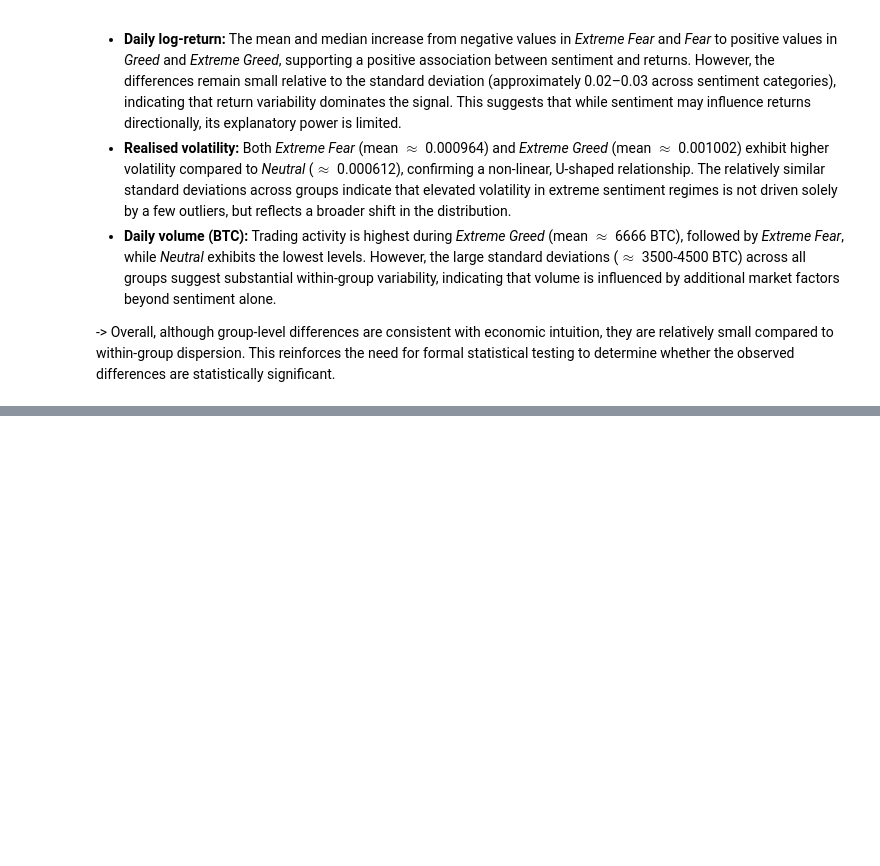
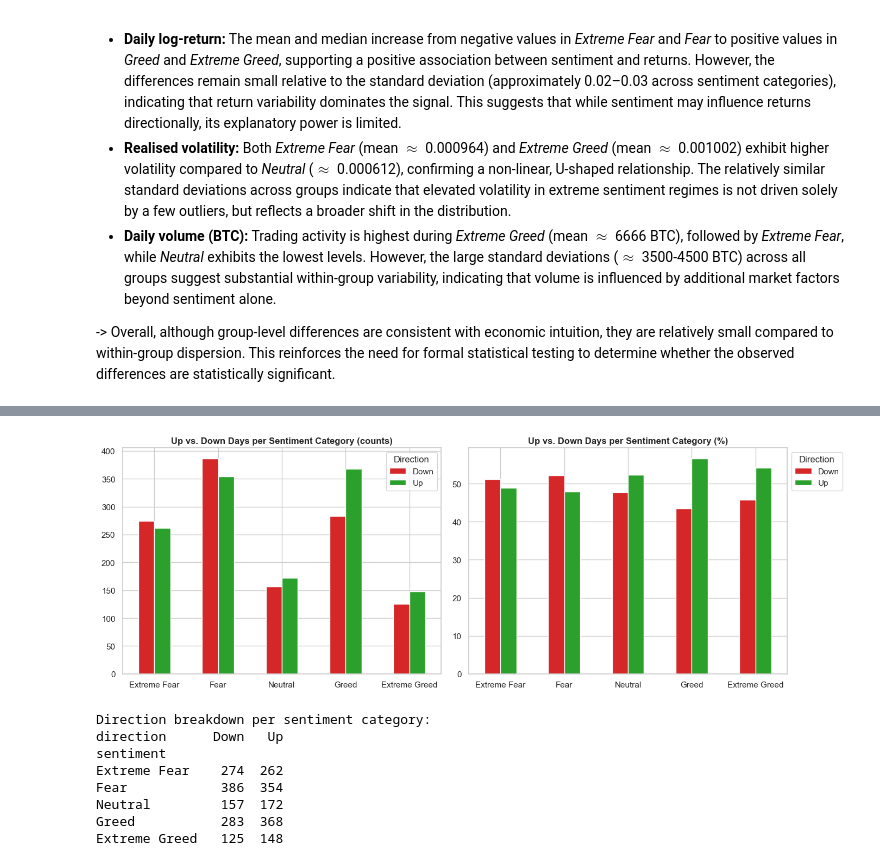
Before and after one commit to lozeva/crypto-sentiment-btc-analysis, a Jupyter notebook: crypto_sentiment_btc_analysis.ipynb, the cells around one changed output, grey strips where cells are left out. Drawn from its saved outputs; the diff is of its cells as text; code cells hidden in the pictures; blank space fills up the shorter version.

Commit message:
Add EDA: price direction breakdown and correlation analysis (Sections 7.5 - 7.6)

```diff
--- a/crypto_sentiment_btc_analysis.ipynb
+++ b/crypto_sentiment_btc_analysis.ipynb
@@ -742,0 +746,39 @@ The descriptive statistics provide quantitative confirmation of the patterns obs
+# %%
+# Contingency table: sentiment vs. price direction (Up / Down)
+direction_table = pd.crosstab(btc_fng_clean['sentiment'], btc_fng_clean['direction'])
+
+# Row-wise percentages for relative comparison across sentiment regimes
+direction_pct = direction_table.div(direction_table.sum(axis=1), axis=0) * 100
+
+fig, axes = plt.subplots(1, 2, figsize=(14, 5))
+
+# Absolute counts of Up / Down days by sentiment
+direction_table.plot(kind='bar', ax=axes[0], color=['#d62728', '#2ca02c'])
+axes[0].set_title('Up vs. Down Days per Sentiment Category (counts)', fontweight='bold')
+axes[0].set_xlabel('')
+axes[0].tick_params(axis='x', rotation=360)
+axes[0].legend(title='Direction')
+
+# Percentage distribution (controls for unequal group sizes)
+direction_pct.plot(kind='bar', ax=axes[1], color=['#d62728', '#2ca02c'])
+axes[1].set_title('Up vs. Down Days per Sentiment Category (%)', fontweight='bold')
+axes[1].set_xlabel('')
+axes[1].tick_params(axis='x', rotation=360)
+axes[1].legend(title='Direction', loc='upper left', bbox_to_anchor=(1, 1))
+
+plt.tight_layout()
+plt.show()
+
+# Tabular view for exact values
+print('Direction breakdown per sentiment category:')
+print(direction_table.to_string())
+# %% [output]
+[figure, added]
+Direction breakdown per sentiment category:
+direction      Down   Up
+sentiment
+Extreme Fear    274  262
+Fear            386  354
+Neutral         157  172
+Greed           283  368
+Extreme Greed   125  148
```
Also changed, not shown: parts of 8 cells of this notebook.
